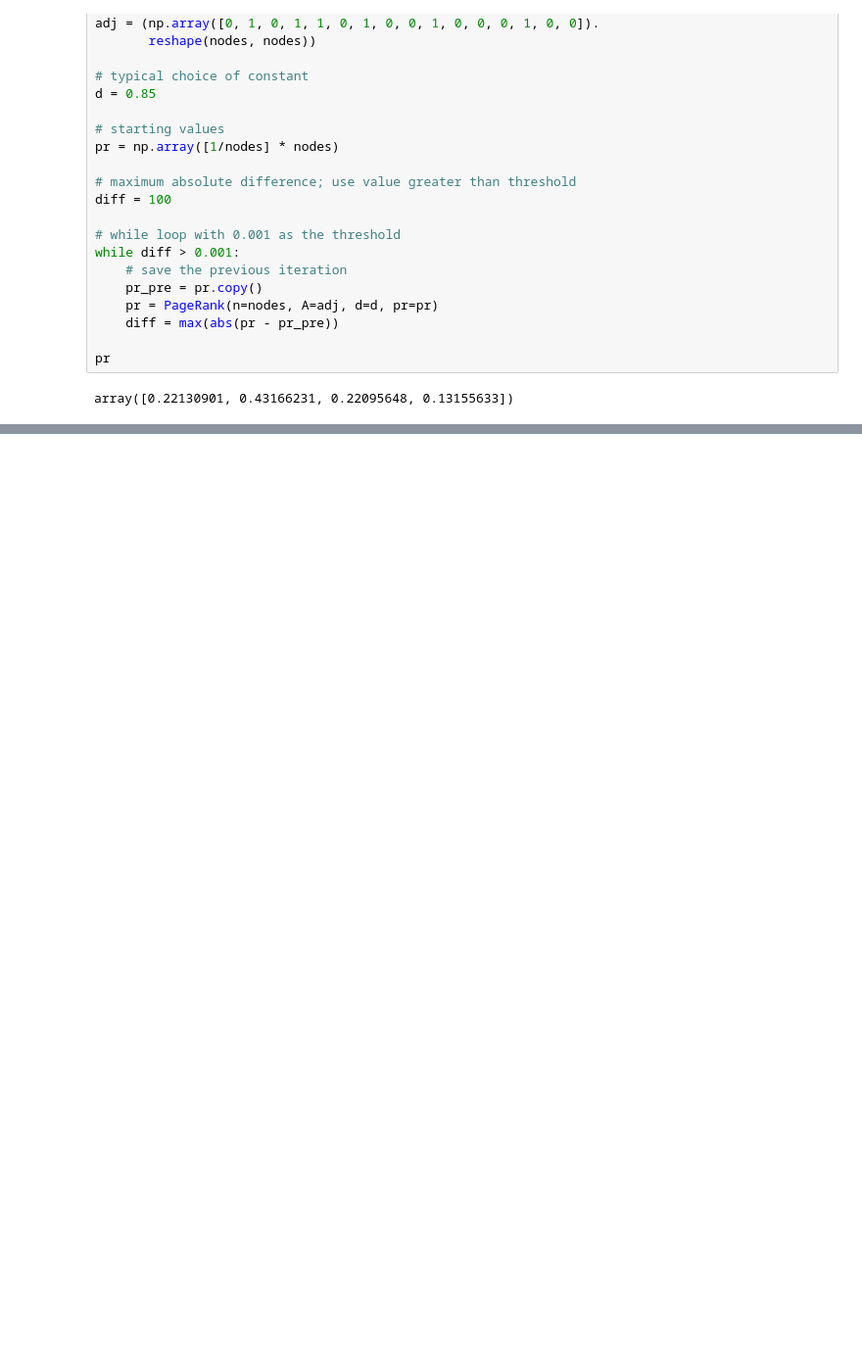
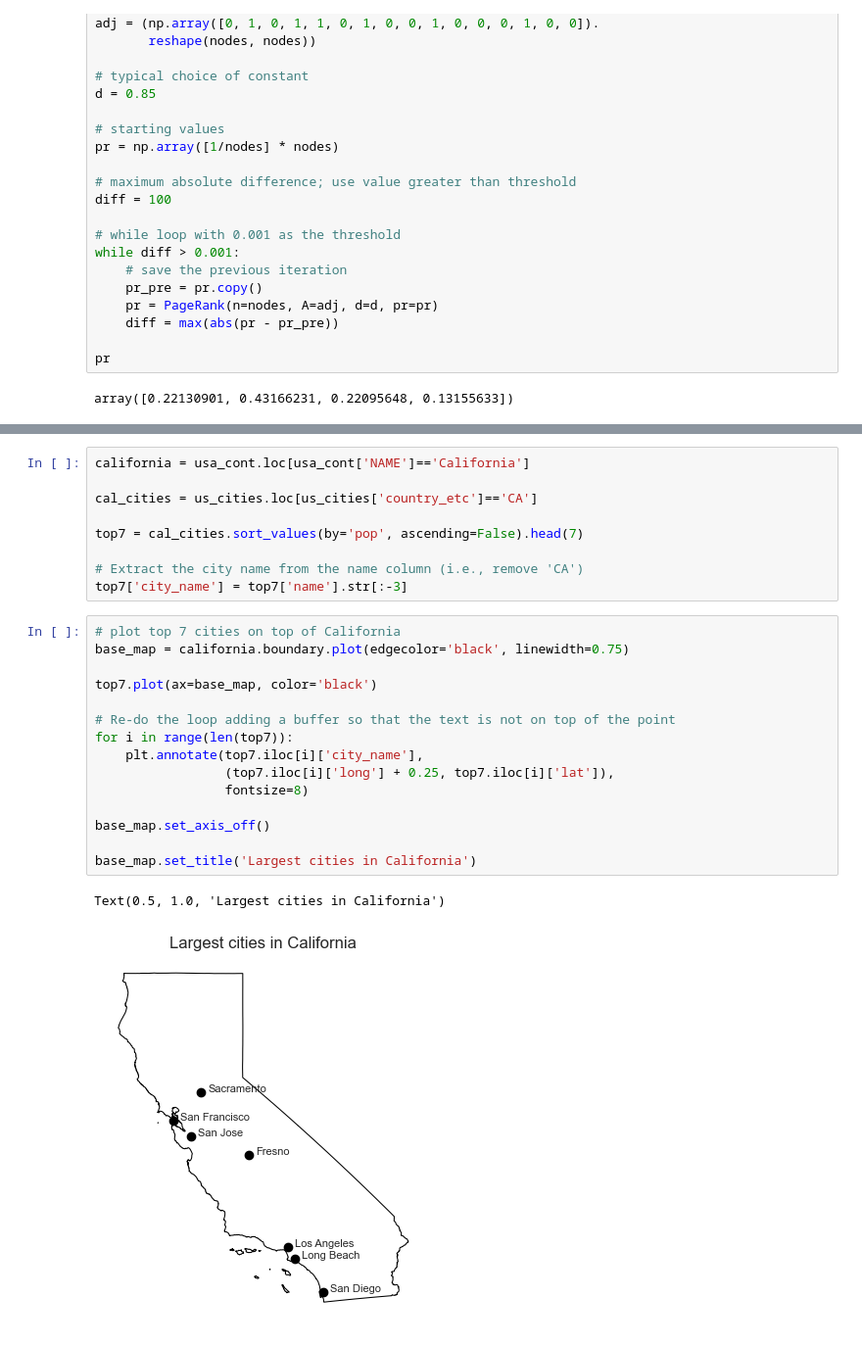
Before and after one commit to jeffallen13/qsspy, a Jupyter notebook: DISCOVERY/discovery-py.ipynb, the cells around one changed output, grey strips where cells are left out. Shown at 98% size. Saved outputs shown, nothing was run; the diff lists cells and outputs as text; blank space fills up the shorter version.

```diff
--- a/DISCOVERY/discovery-py.ipynb
+++ b/DISCOVERY/discovery-py.ipynb
@@ -919,0 +1040,27 @@ array([0.22130901, 0.43166231, 0.22095648, 0.13155633])
+# %%
+california = usa_cont.loc[usa_cont['NAME']=='California']
+
+cal_cities = us_cities.loc[us_cities['country_etc']=='CA']
+
+top7 = cal_cities.sort_values(by='pop', ascending=False).head(7)
+
+# Extract the city name from the name column (i.e., remove 'CA')
+top7['city_name'] = top7['name'].str[:-3]
+# %%
+# plot top 7 cities on top of California
+base_map = california.boundary.plot(edgecolor='black', linewidth=0.75)
+
+top7.plot(ax=base_map, color='black')
+
+# Re-do the loop adding a buffer so that the text is not on top of the point
+for i in range(len(top7)):
+    plt.annotate(top7.iloc[i]['city_name'],
+                 (top7.iloc[i]['long'] + 0.25, top7.iloc[i]['lat']),
+                 fontsize=8)
+
+base_map.set_axis_off()
+
+base_map.set_title('Largest cities in California')
+# %% [output]
+Text(0.5, 1.0, 'Largest cities in California')
+[figure, added]
```
Also changed, not shown: parts of 21 cells of this notebook, 10 other files.
